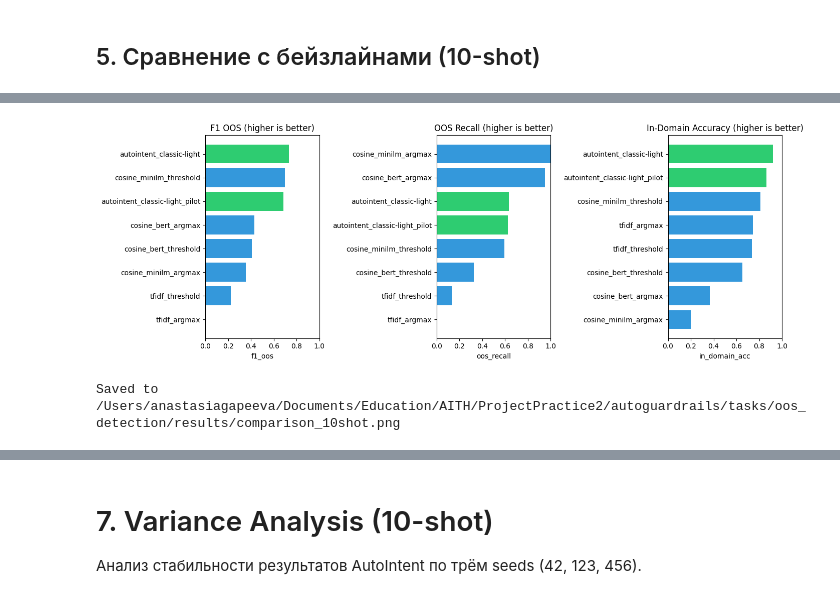
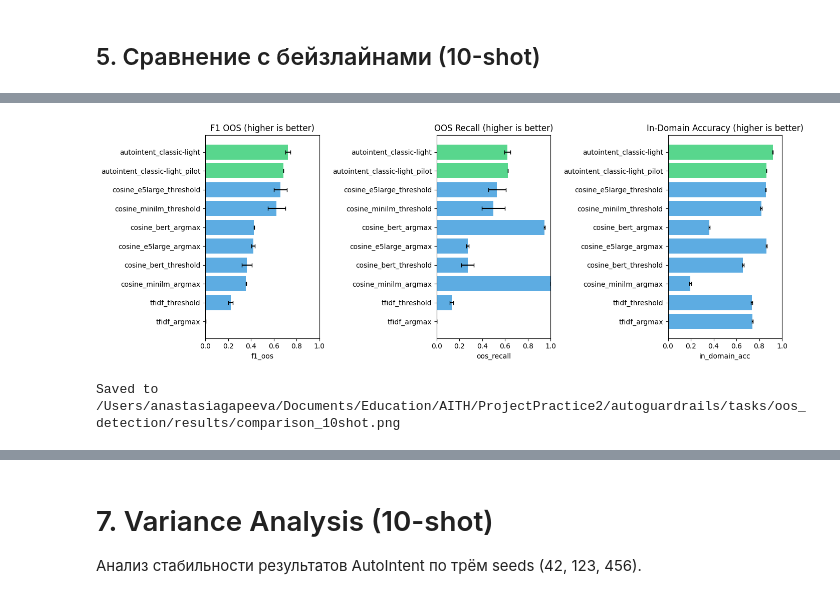
Before and after one commit to va-av-8/autoguardrails, a Jupyter notebook: tasks/oos_detection/notebooks/03_autointent_fewshot.ipynb, the cells around one changed output, grey strips where cells are left out. Cells and saved outputs as stored; diff of their text form; code cells hidden in the pictures.

```diff
--- a/tasks/oos_detection/notebooks/03_autointent_fewshot.ipynb
+++ b/tasks/oos_detection/notebooks/03_autointent_fewshot.ipynb
@@ -329,18 +346,2 @@ Found 2 AutoIntent result(s):
 # %% [markdown]
 ## 5. Сравнение с бейзлайнами (10-shot)
-# %%
-# Filter 10-shot results
-df_10shot = df[df["mode"] == "10shot"].copy()
-df_10shot = df_10shot.sort_values("f1_oos", ascending=False)
-
-# Display
-cols = ["model_name", "oos_recall", "in_domain_acc", "f1_oos", "auroc", "latency_ms"]
-display_df = df_10shot[cols].copy()
-display_df.columns = ["Model", "OOS Recall", "In-Domain Acc", "F1 OOS", "AUROC", "Latency (ms)"]
-
-# Format
-for col in ["OOS Recall", "In-Domain Acc", "F1 OOS", "AUROC"]:
-    display_df[col] = display_df[col].apply(lambda x: f"{x:.4f}")
-display_df["Latency (ms)"] = display_df["Latency (ms)"].apply(lambda x: f"{x:.2f}")
-
-display_df
@@ -357,26 +410,35 @@ display_df
 # %%
-# Visual comparison
+# Visual comparison with error bars for seeds variance
 fig, axes = plt.subplots(1, 3, figsize=(14, 5))
 
 metrics_to_plot = [
     ("f1_oos", "F1 OOS (higher is better)"),
     ("oos_recall", "OOS Recall (higher is better)"),
     ("in_domain_acc", "In-Domain Accuracy (higher is better)"),
 ]
 
+# Use aggregated metrics for plotting
+plot_data = agg_metrics.sort_values("f1_oos_mean", ascending=True)
+
 for ax, (metric, title) in zip(axes, metrics_to_plot):
-    data = df_10shot.sort_values(metric, ascending=True)
+    y_pos = np.arange(len(plot_data))
+    means = plot_data[f"{metric}_mean"].values
+    stds = plot_data[f"{metric}_std"].fillna(0).values
+
     colors = ['#2ecc71' if 'autointent' in m.lower() else '#3498db'
-              for m in data['model_name']]
-    ax.barh(data['model_name'], data[metric], color=colors)
+              for m in plot_data['model_name']]
+
+    ax.barh(y_pos, means, xerr=stds, color=colors, capsize=3, alpha=0.8)
+    ax.set_yticks(y_pos)
+    ax.set_yticklabels(plot_data['model_name'])
     ax.set_xlabel(metric)
     ax.set_title(title)
     ax.set_xlim(0, 1)
 
 plt.tight_layout()
 plt.savefig(RESULTS / "comparison_10shot.png", dpi=150, bbox_inches='tight')
 plt.show()
 print(f"Saved to {RESULTS / 'comparison_10shot.png'}")
 # %% [output]
-[figure, old version]
+[figure, new version]
 Saved to /Users/anastasiagapeeva/Documents/Education/AITH/ProjectPractice2/autoguardrails/tasks/oos_detection/results/comparison_10shot.png
```
Also changed, not shown: parts of 30 cells of this notebook, 21 other files.
